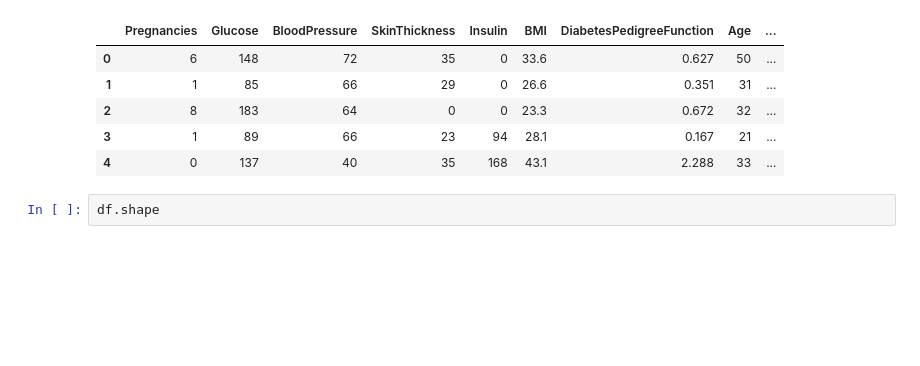
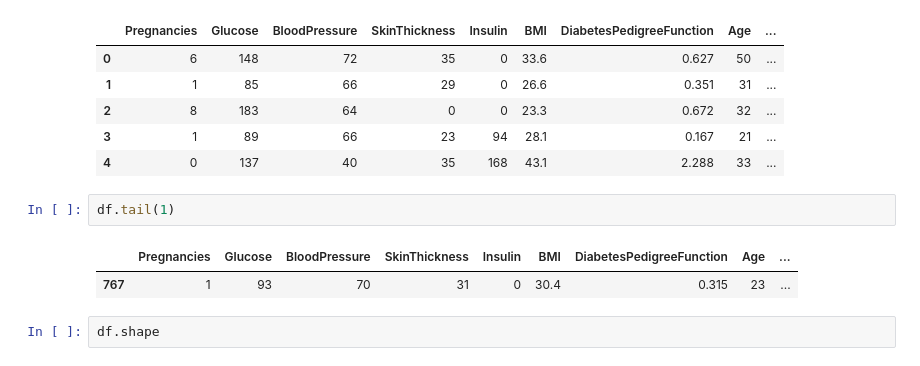
Before and after one commit to kiran1234098/diabetes_prediction, a Jupyter notebook: notebooks/Diabetes+Prediction+Project.ipynb, the cells around one changed output. Cells and saved outputs as stored; diff of their text form; blank space fills up the shorter version.

```diff
--- a/notebooks/Diabetes+Prediction+Project.ipynb
+++ b/notebooks/Diabetes+Prediction+Project.ipynb
@@ -24,6 +26,11 @@ df.head()
 | 2 | 8 | 183 | 64 | 0 | 0 | 23.3 | 0.672 | 32 | ... |
 | 3 | 1 | 89 | 66 | 23 | 94 | 28.1 | 0.167 | 21 | ... |
 | 4 | 0 | 137 | 40 | 35 | 168 | 43.1 | 2.288 | 33 | ... |
+# %%
+df.tail(1)
+# %% [output]
+|  | Pregnancies | Glucose | BloodPressure | SkinThickness | Insulin | BMI | DiabetesPedigreeFunction | Age | ... |
+| 767 | 1 | 93 | 70 | 31 | 0 | 30.4 | 0.315 | 23 | ... |
 # %%
 df.shape
 # %% [output]
```
Also changed, not shown: parts of 12 cells of this notebook, 15 other files.
